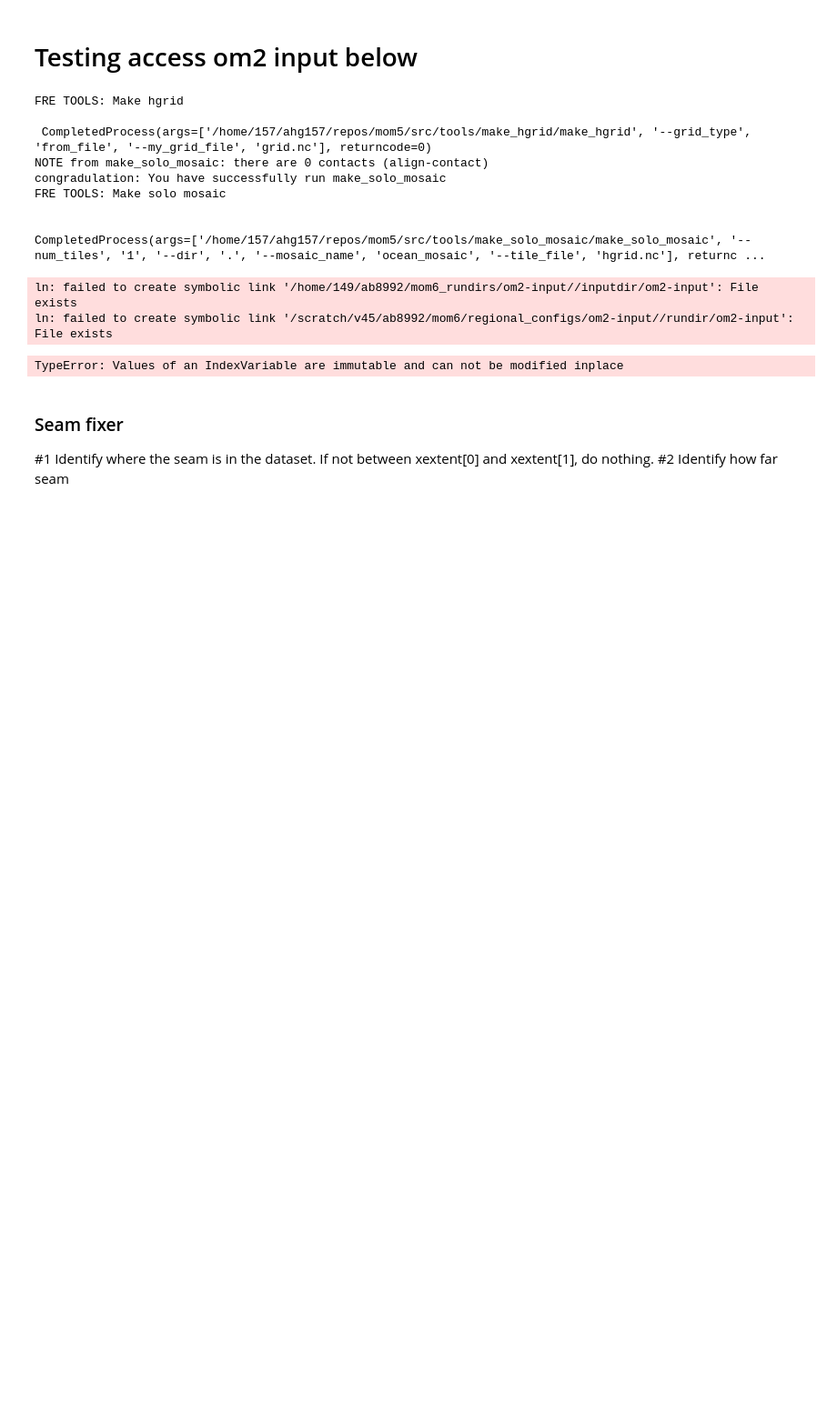
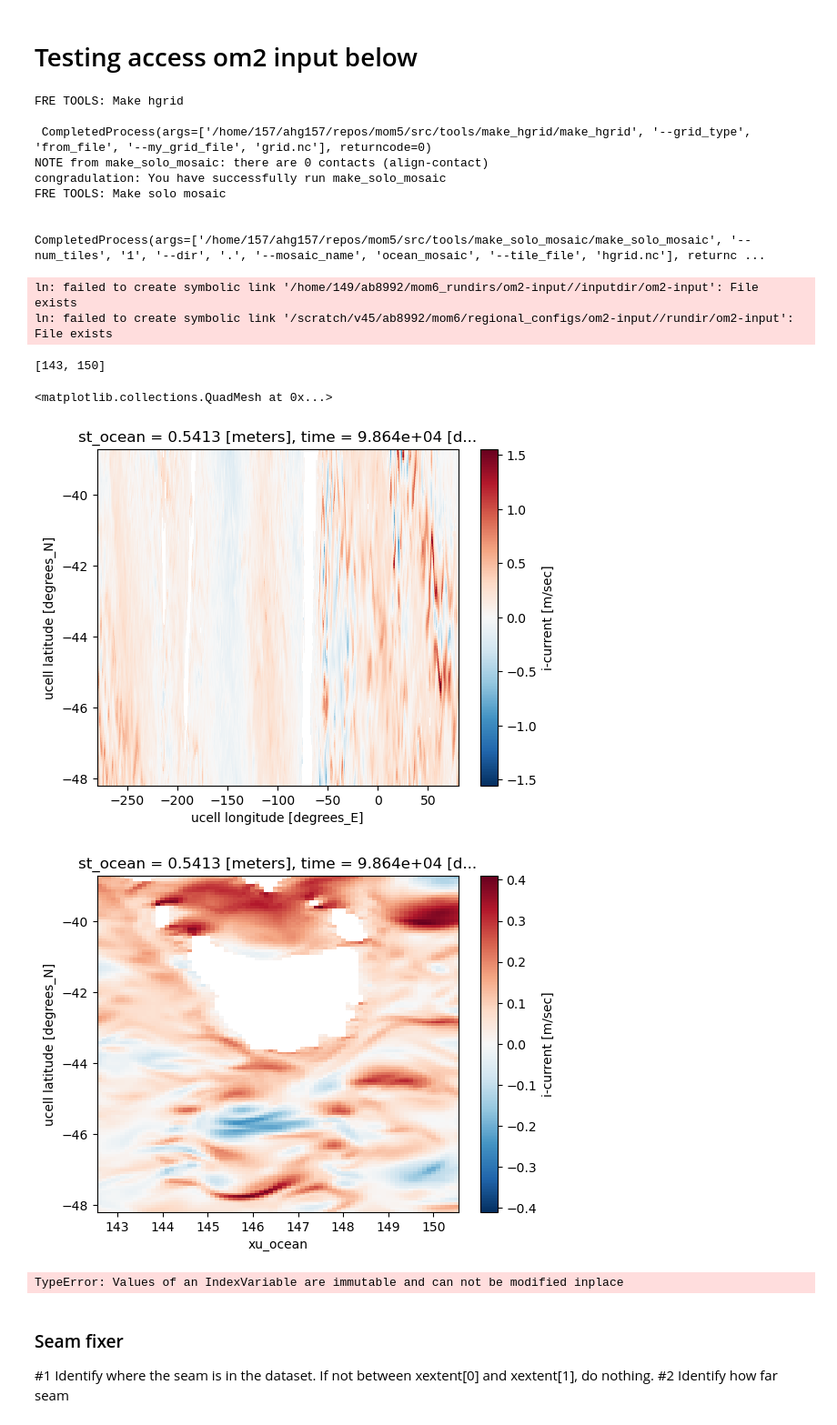
Before and after one commit to COSIMA/regional-mom6, a Jupyter notebook: test pathway.ipynb, the cells around one changed output. Shown: that part at 91% size. Drawn from its saved outputs; the diff is of its cells as text; code cells hidden in the pictures; blank space fills up the shorter version.

Commit message:
made nicer slicer take multiple xcoords at once

```diff
--- a/test pathway.ipynb
+++ b/test pathway.ipynb
@@ -243,4 +243,31 @@ ln: failed to create symbolic link '/home/149/ab8992/mom6_rundirs/om2-input//inp
 ln: failed to create symbolic link '/scratch/v45/ab8992/mom6/regional_configs/om2-input//rundir/om2-input': File exists
 # %%
 om2_input = xr.open_mfdataset("/g/data/ik11/outputs/access-om2-01/01deg_jra55v13_ryf9091/output1077/ocean/ocean_daily*",decode_times = False)
+# %%
+xextent
+# %% [output]
+[143, 150]
+# %%
+reload(ml)
+import matplotlib.pyplot as plt
+
+ic = om2_input[["u","v","salt","temp","eta_t"]].sel(
+    yu_ocean = slice(yextent[0] - 0.2,yextent[1] + 0.2),
+    yt_ocean = slice(yextent[0] - 0.2,yextent[1] + 0.2)
+).isel(time = 0)
+ic = ml.nicer_slicer(ic,[xextent[0] - 0.2,xextent[1] + 0.2],"xu_ocean")
+ic = ml.nicer_slicer(ic,[xextent[0] - 0.2,xextent[1] + 0.2],"xt_ocean")
+ic.to_netcdf(tmpdir + "/ic_unprocessed")
+
+east = om2_input[["u","v","salt","temp","eta_t"]].sel(
+    yu_ocean = slice(yextent[0] - 0.2,yextent[1] + 0.2),
+    yt_ocean = slice(yextent[0] - 0.2,yextent[1] + 0.2)
+).isel(time = 0)
+east = ml.nicer_slicer(east,[xextent[0] - 0.2,xextent[1] + 0.2],"xu_ocean")
+east = ml.nicer_slicer(east,[xextent[0] - 0.2,xextent[1] + 0.2],"xt_ocean")
+east.to_netcdf(tmpdir + "/ic_unprocessed")
+# %% [output]
+<matplotlib.collections.QuadMesh at 0x...>
+[figure, added]
+[figure, added]
 # %%
```
Also changed, not shown: parts of 1 cell of this notebook, 1 other file.
